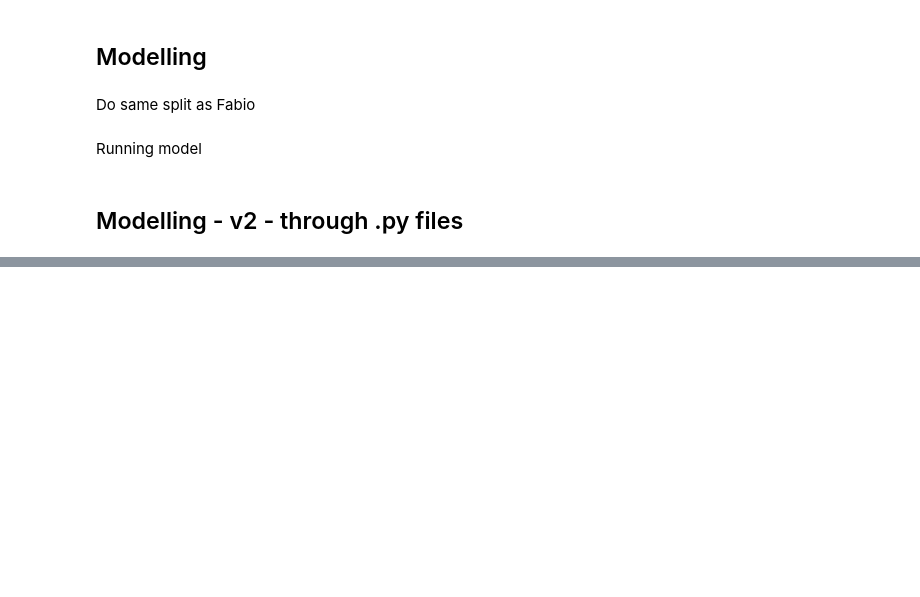
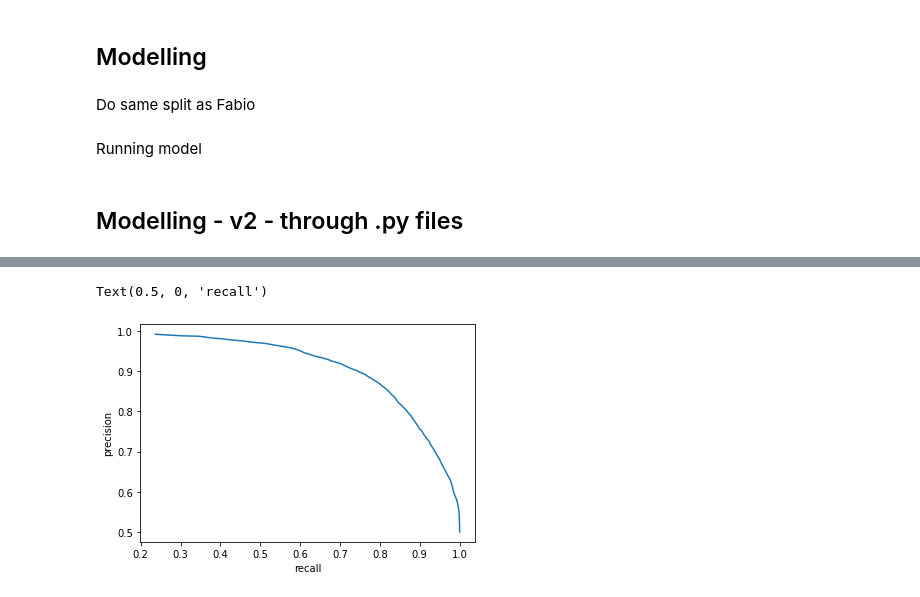
Before and after one commit to famagal/Twitter_bot_detection_713, a Jupyter notebook: notebooks/daniel_testing_notebook.ipynb, the cells around one changed output, grey strips where cells are left out. Cells and saved outputs as stored; diff of their text form; code cells hidden in the pictures; blank space fills up the shorter version.

Commit message:
Upgraded our user-level model: Random Forest

```diff
--- a/notebooks/daniel_testing_notebook.ipynb
+++ b/notebooks/daniel_testing_notebook.ipynb
@@ -373,0 +474,5 @@ dtype: object
+# %%
+user_post_t0 = user_pre[user_pre['target']==0]
+user_post_t0 = user_post_t0.sample(len(user_post_t1),random_state=7)
+user_post_t0
+user_post_t0['target'].value_counts()
@@ -373,0 +482,3 @@ dtype: object
+# %%
+user_post = user_post_t0.append(user_post_t1)
+user_post['target'].value_counts()
@@ -373,0 +1061,9 @@ dtype: object
+# %%
+# precision recall data
+precision, recall, threshold = precision_recall_curve(user_post['target'],
+                                                      user_post['prob_bot'])
+# %%
+scores = pd.DataFrame({'threshold':threshold,
+                       'precision': precision[:-1],
+                       'recall':recall[:-1]})# Store in dataframe
+scores
@@ -373,0 +1084,7 @@ dtype: object
+# %%
+plt.plot(scores['recall'],scores['precision'])
+plt.ylabel('precision')
+plt.xlabel('recall')
+# %% [output]
+Text(0.5, 0, 'recall')
+[figure, added]
```
Also changed, not shown: parts of 101 cells of this notebook, 1 other file.
